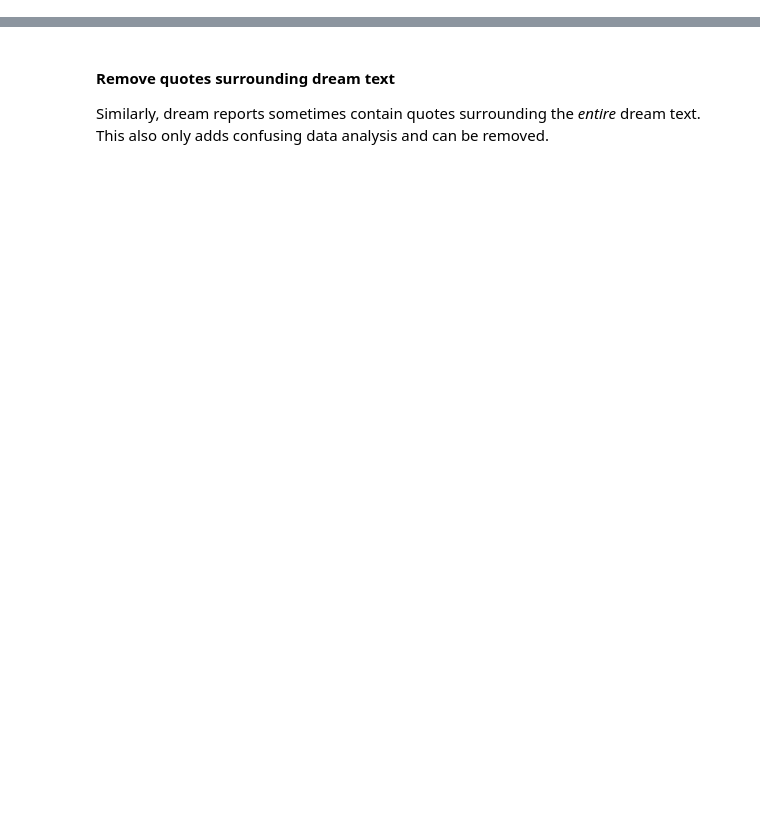
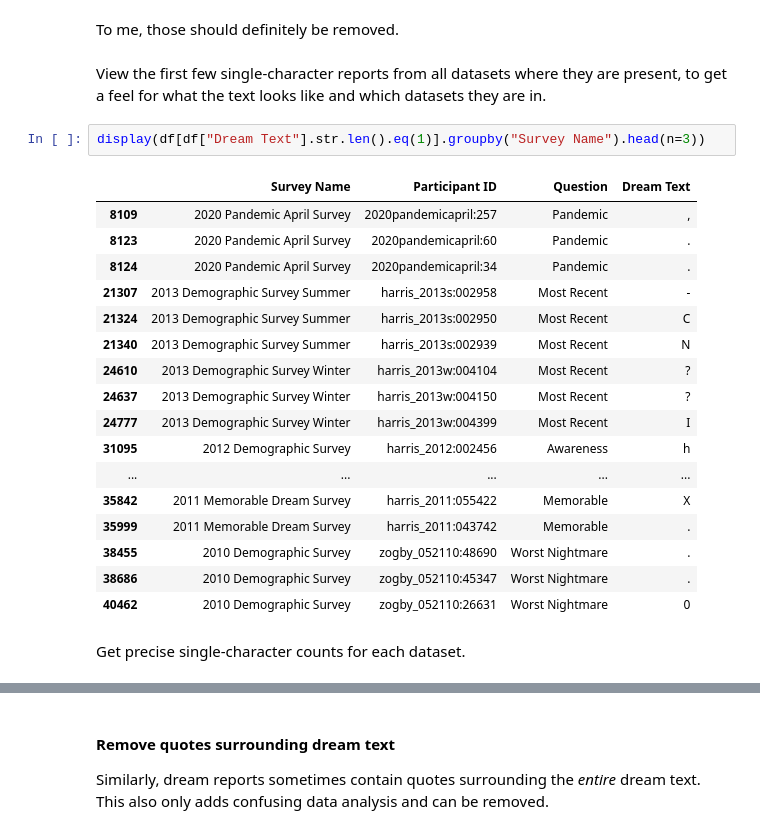
Before and after one commit to remrama/sddb, a Jupyter notebook: prepare.ipynb, the cells around one changed output, grey strips where cells are left out. Cells and saved outputs as stored; diff of their text form; blank space fills up the shorter version.

```diff
--- a/prepare.ipynb
+++ b/prepare.ipynb
@@ -165,0 +727,26 @@ Number of dreams with leading or trailing whitespace after correction: 0
+# %% [markdown]
+To me, those should definitely be removed.
+# %% [markdown]
+View the first few single-character reports from all datasets where they are present, to get a feel for what the text looks like and which datasets they are in.
+# %%
+display(df[df["Dream Text"].str.len().eq(1)].groupby("Survey Name").head(n=3))
+# %% [output]
+|  | Survey Name | Participant ID | Question | Dream Text |
+| 8109 | 2020 Pandemic April Survey | 2020pandemicapril:257 | Pandemic | , |
+| 8123 | 2020 Pandemic April Survey | 2020pandemicapril:60 | Pandemic | . |
+| 8124 | 2020 Pandemic April Survey | 2020pandemicapril:34 | Pandemic | . |
+| 21307 | 2013 Demographic Survey Summer | harris_2013s:002958 | Most Recent | - |
+| 21324 | 2013 Demographic Survey Summer | harris_2013s:002950 | Most Recent | C |
+| 21340 | 2013 Demographic Survey Summer | harris_2013s:002939 | Most Recent | N |
+| 24610 | 2013 Demographic Survey Winter | harris_2013w:004104 | Most Recent | ? |
+| 24637 | 2013 Demographic Survey Winter | harris_2013w:004150 | Most Recent | ? |
+| 24777 | 2013 Demographic Survey Winter | harris_2013w:004399 | Most Recent | I |
+| 31095 | 2012 Demographic Survey | harris_2012:002456 | Awareness | h |
+| ... | ... | ... | ... | ... |
+| 35842 | 2011 Memorable Dream Survey | harris_2011:055422 | Memorable | X |
+| 35999 | 2011 Memorable Dream Survey | harris_2011:043742 | Memorable | . |
+| 38455 | 2010 Demographic Survey | zogby_052110:48690 | Worst Nightmare | . |
+| 38686 | 2010 Demographic Survey | zogby_052110:45347 | Worst Nightmare | . |
+| 40462 | 2010 Demographic Survey | zogby_052110:26631 | Worst Nightmare | 0 |
+# %% [markdown]
+Get precise single-character counts for each dataset.
```
Also changed, not shown: parts of 274 cells of this notebook, 9 other files.
